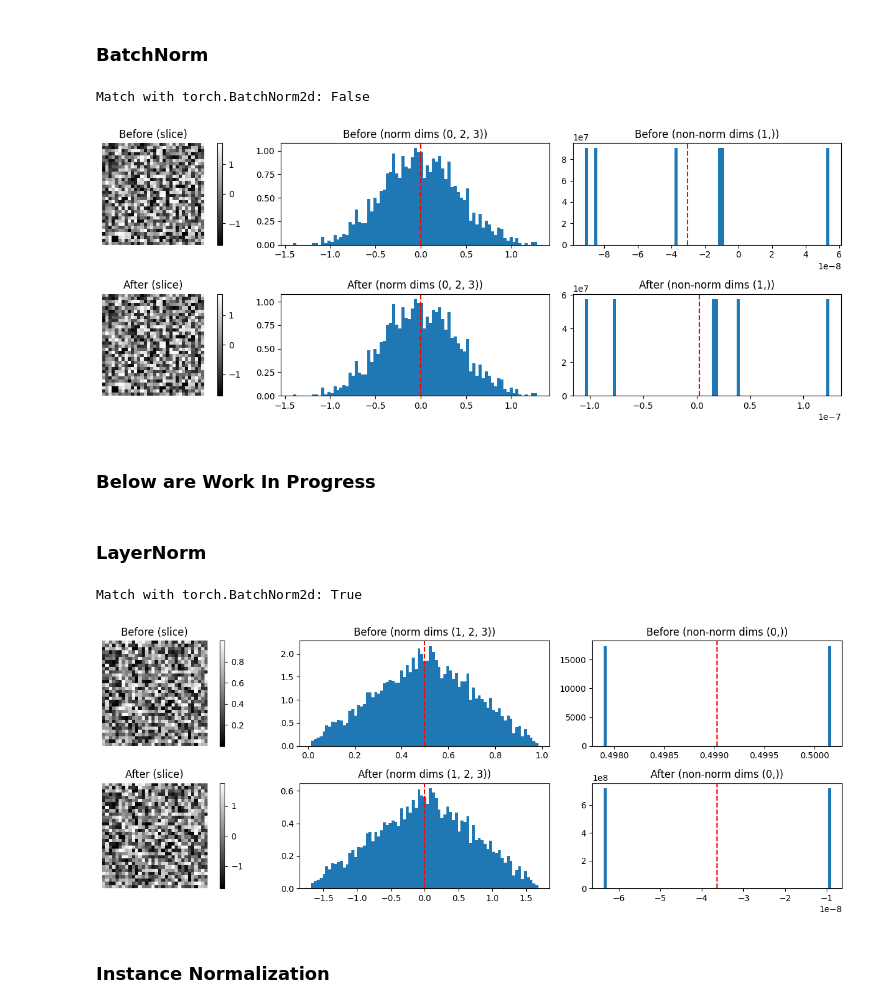
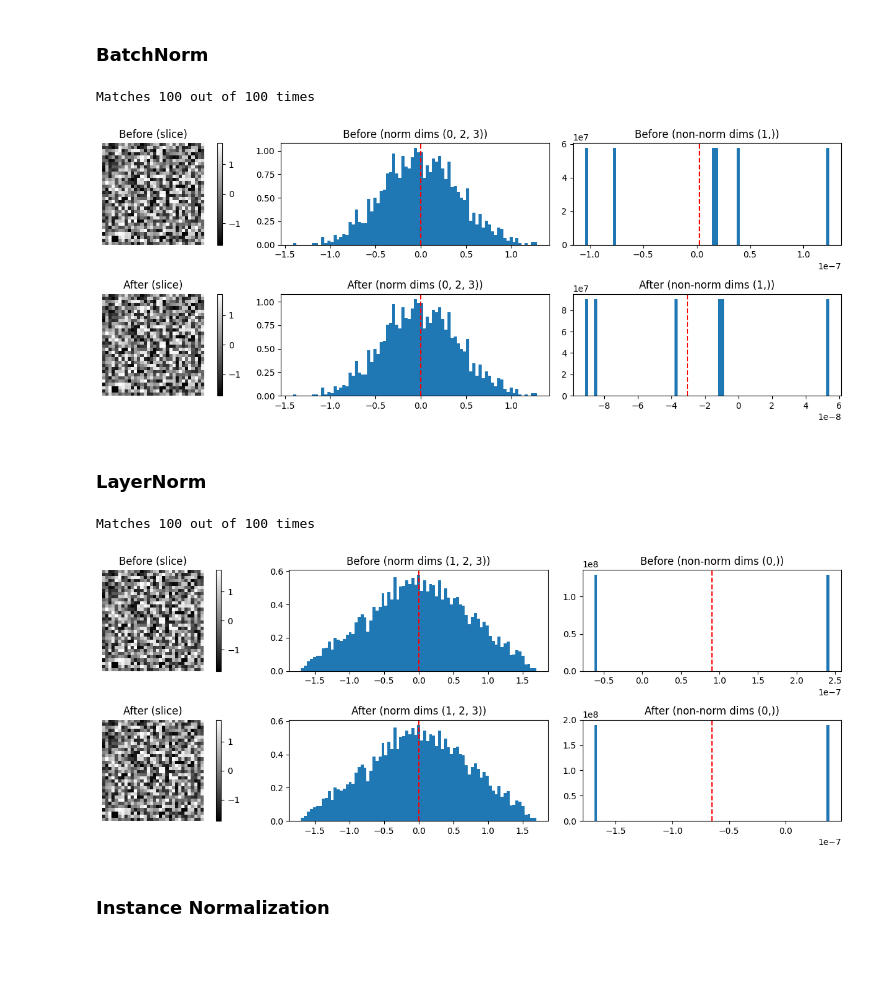
Before and after one commit to mohanen/deep-learning-blueprint, a Jupyter notebook: NormalizationLayers.ipynb, the cells around one changed output. Saved outputs shown, nothing was run; the diff lists cells and outputs as text; code cells hidden in the pictures; blank space fills up the shorter version.

```diff
--- a/NormalizationLayers.ipynb
+++ b/NormalizationLayers.ipynb
@@ -16,6 +16,8 @@ import matplotlib.pyplot as plt
 import numpy as np
 import torch
 import torch.nn as nn
+
+torch.manual_seed(0)
 
 def visualize_norm_effect(before, after, norm_dims):
     """
@@ -24,8 +26,8 @@ def visualize_norm_effect(before, after, norm_dims):
     - Show histograms separately for normalized vs non-normalized dims
     - Each histogram group uses its own scale
     """
-    before = np.array(before)
-    after  = np.array(after)
+    before = np.array(before.detach().cpu().numpy())
+    after  = np.array(after.detach().cpu().numpy())
 
     all_dims = tuple(range(before.ndim))
     non_norm_dims = tuple(d for d in all_dims if d not in norm_dims)
@@ -88,11 +90,25 @@ def visualize_norm_effect(before, after, norm_dims):
 
     plt.tight_layout()
     plt.show()
+
+def match_with_torch(torchNorm, customNorm):
+    checks = 100
+    pass_count = 0
+    # check for given iterations and print pass percentage
+    for i in range(checks):
+        x = torch.rand(2, 6, 32, 32)
+        if torch.allclose(torchNorm(x), customNorm(x), rtol=1e-5, atol=1e-6):
+            pass_count += 1
+    print(f"Matches {pass_count} out of {checks} times")
+
+# Sample Random Input
+x = torch.rand(2, 6, 32, 32)
+B, C, H, W = x.shape
 # %% [markdown]
 ### BatchNorm
 # %%
 class BatchNorm2d(nn.Module):
-    def __init__(self, num_features, eps=1e-5, momentum=0.1, affine=True, track_running_stats=True):
+    def __init__(self, num_features, eps=1e-05, momentum=0.1, affine=True, track_running_stats=True):
         super().__init__()
         self.num_features = num_features
         self.eps = eps
@@ -151,25 +167,13 @@ class BatchNorm2d(nn.Module):
 
         return x
 
-torch.manual_seed(0)
 
-b2d = BatchNorm2d(6)
-x = torch.rand(2, 6, 32, 32)
-normed = b2d(x)
+match_with_torch(BatchNorm2d(6), nn.BatchNorm2d(6))
 
-b2d_torch = nn.BatchNorm2d(6)
-normed_torch = b2d_torch(x)
-
-print(f"Match with torch.BatchNorm2d: {torch.allclose(normed, normed_torch)}")
-
-before = normed_torch.detach().cpu().numpy()
-after = normed.detach().cpu().numpy()
-visualize_norm_effect(before, after, norm_dims=(0, 2, 3))
+visualize_norm_effect(BatchNorm2d(6)(x), nn.BatchNorm2d(6)(x), norm_dims=(0, 2, 3))
 # %% [output]
-Match with torch.BatchNorm2d: False
+Matches 100 out of 100 times
-[figure, old version]
+[figure, new version]
-# %% [markdown]
-### Below are Work In Progress
 # %% [markdown]
 ### LayerNorm
 # %%
@@ -184,58 +188,41 @@ class LayerNorm(nn.Module):
         self.beta = None
 
         if self.elementwise_affine:
+            # normalize_shape is a tuple of the dimensions to normalize
+            # for example, if normalize_shape is (C, H, W), then the gamma and beta will be of shape (C, H, W)
             self.gamma = nn.Parameter(torch.ones(normalize_shape))
             if bias:
                 self.beta = nn.Parameter(torch.zeros(normalize_shape))
             else:
                 self.register_parameter('beta', None)
         else:
             self.register_parameter('gamma', None)
             self.register_parameter('beta', None)
 
     def forward(self, x):
         # just like pytorch, the normalize_shape should be the last dimensions of the input shape
         assert x.shape[-len(self.normalize_shape):] == self.normalize_shape, "Input shape does not match normalize_shape"
 
         # Calculate mean and variance across the feature dimensions
         norm_dims = tuple(range(-len(self.normalize_shape), 0))
         # Calculate mean and variance across the feature dimensions
         mean = x.mean(dim=norm_dims, keepdim=True)
         var = x.var(dim=norm_dims, keepdim=True, unbiased=False)
 
         # Normalize the input
         x = (x - mean) * torch.rsqrt(var + self.eps)
         if self.elementwise_affine:
             x = x * self.gamma
             if self.bias:
                 x = x + self.beta
         return x
 
-# 4 dims
-x = torch.rand(2, 6, 32, 32)
-B, C, H, W = x.shape
-L_Norm = LayerNorm((C, H, W))
-normed = L_Norm(x)
 
-# Verify with torch.LayerNorm
-L_Norm_torch = nn.LayerNorm((C, H, W))
-normed_torch = L_Norm_torch(x)
-
-print(f"Match with torch.BatchNorm2d: {torch.allclose(normed, normed_torch)}")
-
-
-before = x.detach().cpu().numpy()
-after = normed.detach().cpu().numpy()
-visualize_norm_effect(before, after, norm_dims=(1, 2, 3))
-
-# 5 dims
-x = torch.rand(2, 5, 6, 32, 32)
-B, D, C, H, W = x.shape
-L_Norm = LayerNorm((D, C, H, W))
-normed = L_Norm(x)
+match_with_torch(LayerNorm((C, H, W)), nn.LayerNorm((C, H, W)))
+visualize_norm_effect(LayerNorm((C, H, W))(x), nn.LayerNorm((C, H, W))(x), norm_dims=(1, 2, 3))
 # %% [output]
-Match with torch.BatchNorm2d: True
+Matches 100 out of 100 times
-[figure, old version]
+[figure, new version]
 # %% [markdown]
 ### Instance Normalization
 # %%
```
Also changed, not shown: parts of 1 cell of this notebook.
